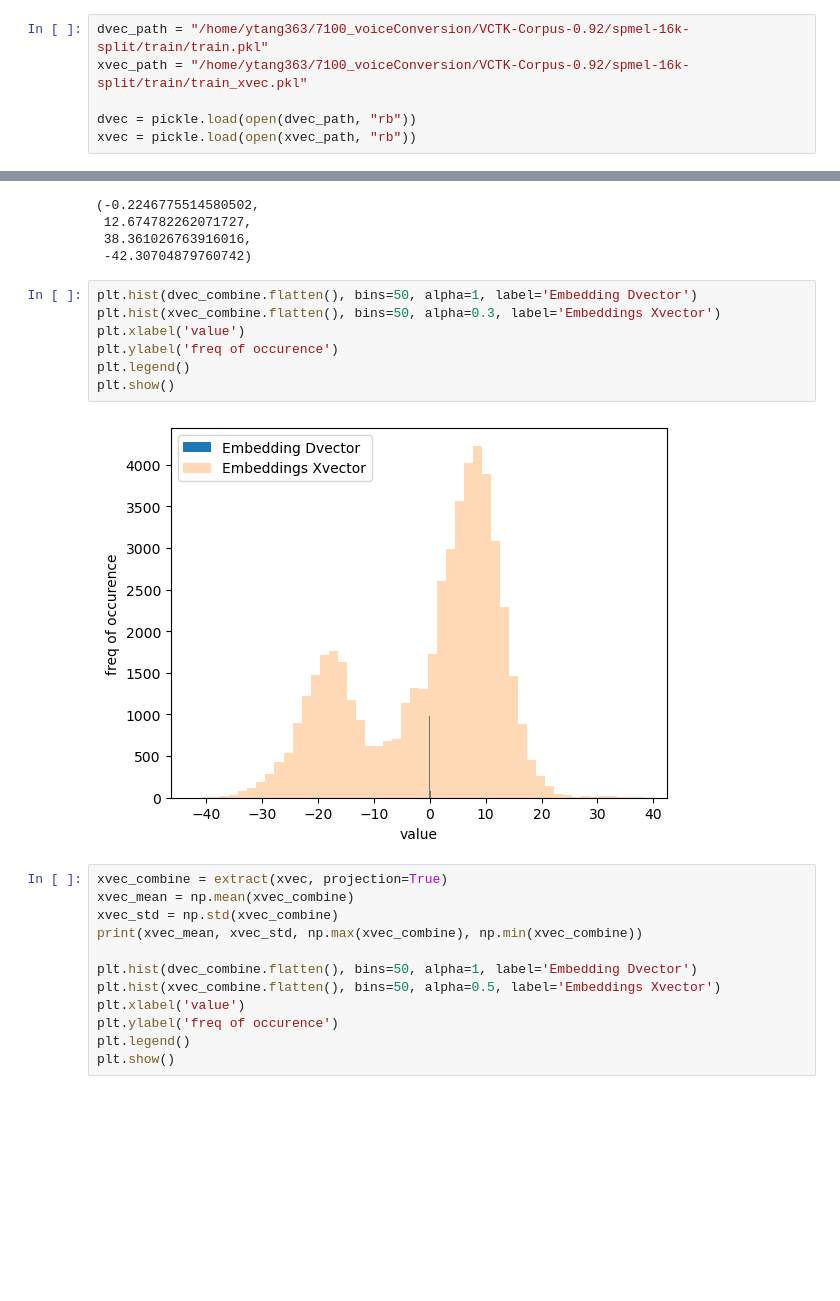
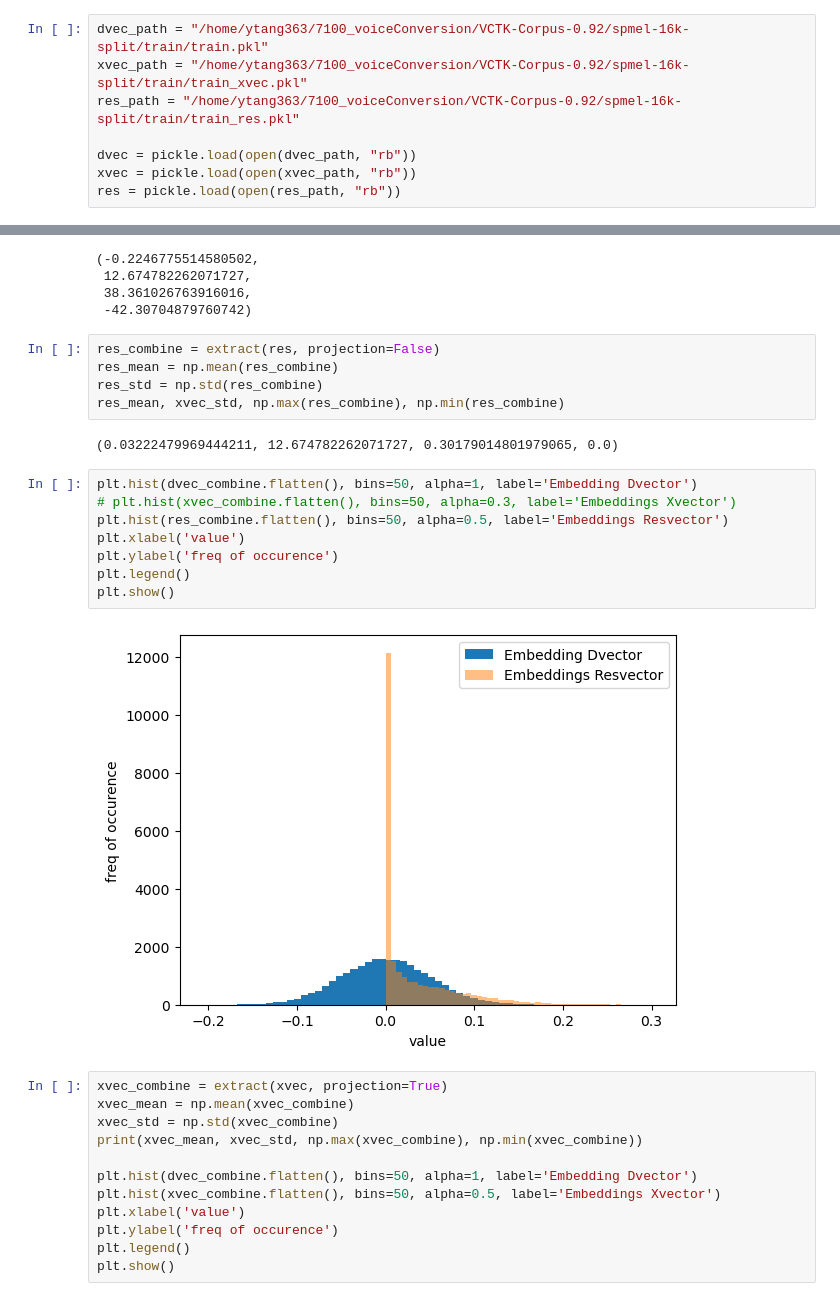
Before and after one commit to tangy1227/7100_voiceConversion, a Jupyter notebook: test_spk_emb_range.ipynb, the cells around one changed output, grey strips where cells are left out. Saved outputs shown, nothing was run; the diff lists cells and outputs as text; blank space fills up the shorter version.

Commit message:
trained resemblyzer spk emb

```diff
--- a/test_spk_emb_range.ipynb
+++ b/test_spk_emb_range.ipynb
@@ -14,9 +14,11 @@ import numpy as np
 # %%
 dvec_path = "/home/ytang363/7100_voiceConversion/VCTK-Corpus-0.92/spmel-16k-split/train/train.pkl"
 xvec_path = "/home/ytang363/7100_voiceConversion/VCTK-Corpus-0.92/spmel-16k-split/train/train_xvec.pkl"
+res_path = "/home/ytang363/7100_voiceConversion/VCTK-Corpus-0.92/spmel-16k-split/train/train_res.pkl"
 
 dvec = pickle.load(open(dvec_path, "rb"))
 xvec = pickle.load(open(xvec_path, "rb"))
+res = pickle.load(open(res_path, "rb"))
 # %%
 def extract(vec, projection=True):
     m, n = len(vec), vec[0][1].shape[0]
@@ -58,15 +60,23 @@ xvec_mean, xvec_std, np.max(xvec_combine), np.min(xvec_combine)
  12.674782262071727,
  38.361026763916016,
  -42.30704879760742)
+# %%
+res_combine = extract(res, projection=False)
+res_mean = np.mean(res_combine)
+res_std = np.std(res_combine)
+res_mean, xvec_std, np.max(res_combine), np.min(res_combine)
+# %% [output]
+(0.03222479969444211, 12.674782262071727, 0.30179014801979065, 0.0)
 # %%
 plt.hist(dvec_combine.flatten(), bins=50, alpha=1, label='Embedding Dvector')
-plt.hist(xvec_combine.flatten(), bins=50, alpha=0.3, label='Embeddings Xvector')
+# plt.hist(xvec_combine.flatten(), bins=50, alpha=0.3, label='Embeddings Xvector')
+plt.hist(res_combine.flatten(), bins=50, alpha=0.5, label='Embeddings Resvector')
 plt.xlabel('value')
 plt.ylabel('freq of occurence')
 plt.legend()
 plt.show()
 # %% [output]
-[figure, old version]
+[figure, new version]
 # %%
 xvec_combine = extract(xvec, projection=True)
 xvec_mean = np.mean(xvec_combine)
```
Also changed, not shown: 5 other files.
